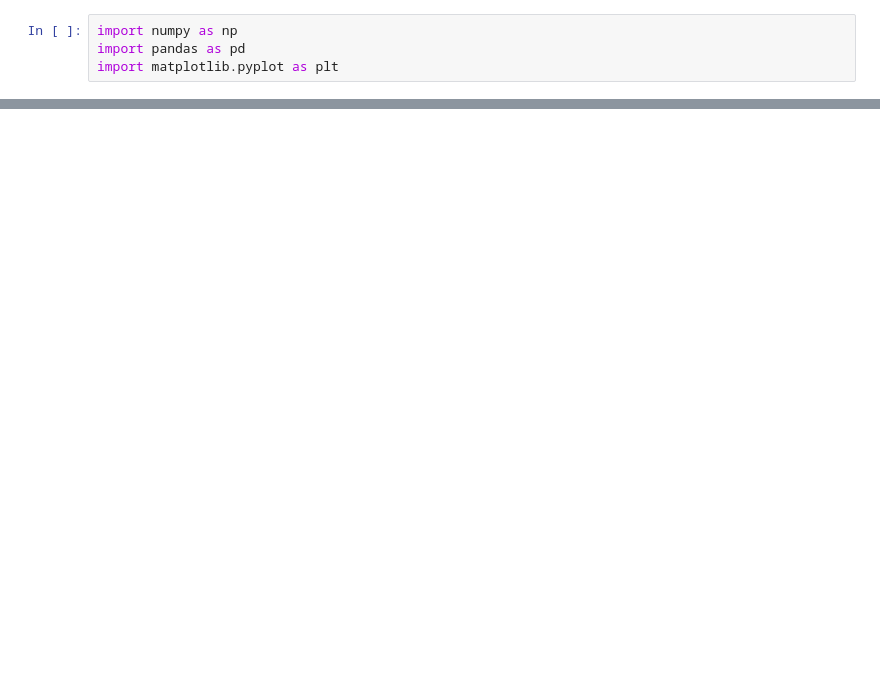
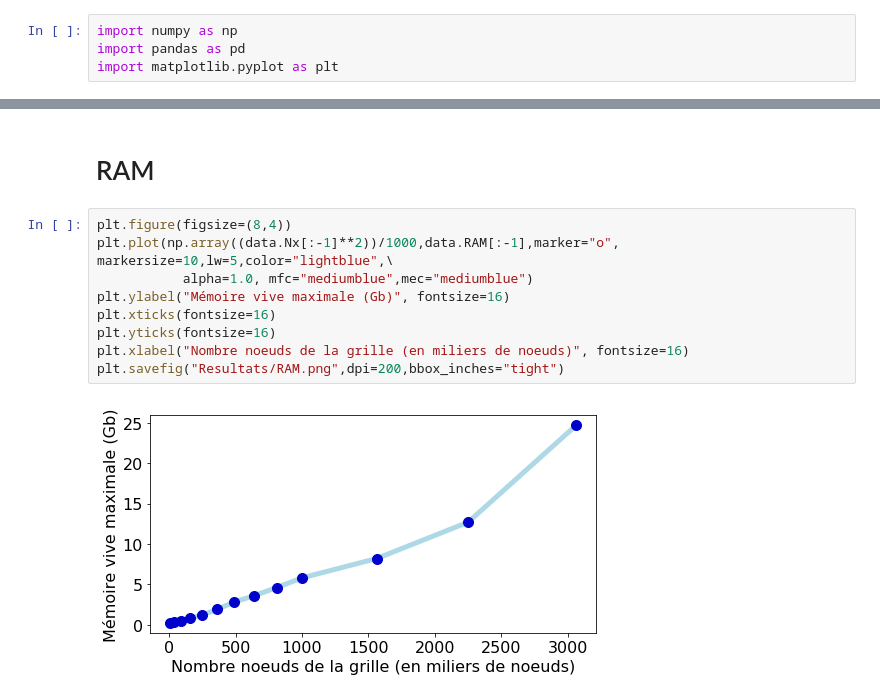
Before and after one commit to pierreluc-plt/ProjetSimulation, a Jupyter notebook: Graphique_de_Performance.ipynb, the cells around one changed output, grey strips where cells are left out. Saved outputs shown, nothing was run; the diff lists cells and outputs as text; blank space fills up the shorter version.

```diff
--- a/Graphique_de_Performance.ipynb
+++ b/Graphique_de_Performance.ipynb
@@ -61,3 +77,16 @@ plt.show()
+# %% [markdown]
+# RAM
+# %%
+plt.figure(figsize=(8,4))
+plt.plot(np.array((data.Nx[:-1]**2))/1000,data.RAM[:-1],marker="o", markersize=10,lw=5,color="lightblue",\
+           alpha=1.0, mfc="mediumblue",mec="mediumblue")
+plt.ylabel("Mémoire vive maximale (Gb)", fontsize=16)
+plt.xticks(fontsize=16)
+plt.yticks(fontsize=16)
+plt.xlabel("Nombre noeuds de la grille (en miliers de noeuds)", fontsize=16)
+plt.savefig("Resultats/RAM.png",dpi=200,bbox_inches="tight")
+# %% [output]
+[figure, added]
 # %%
 import matplotlib.pyplot as plt
 # Pie chart
```
Also changed, not shown: parts of 5 cells of this notebook, 3 other files.
